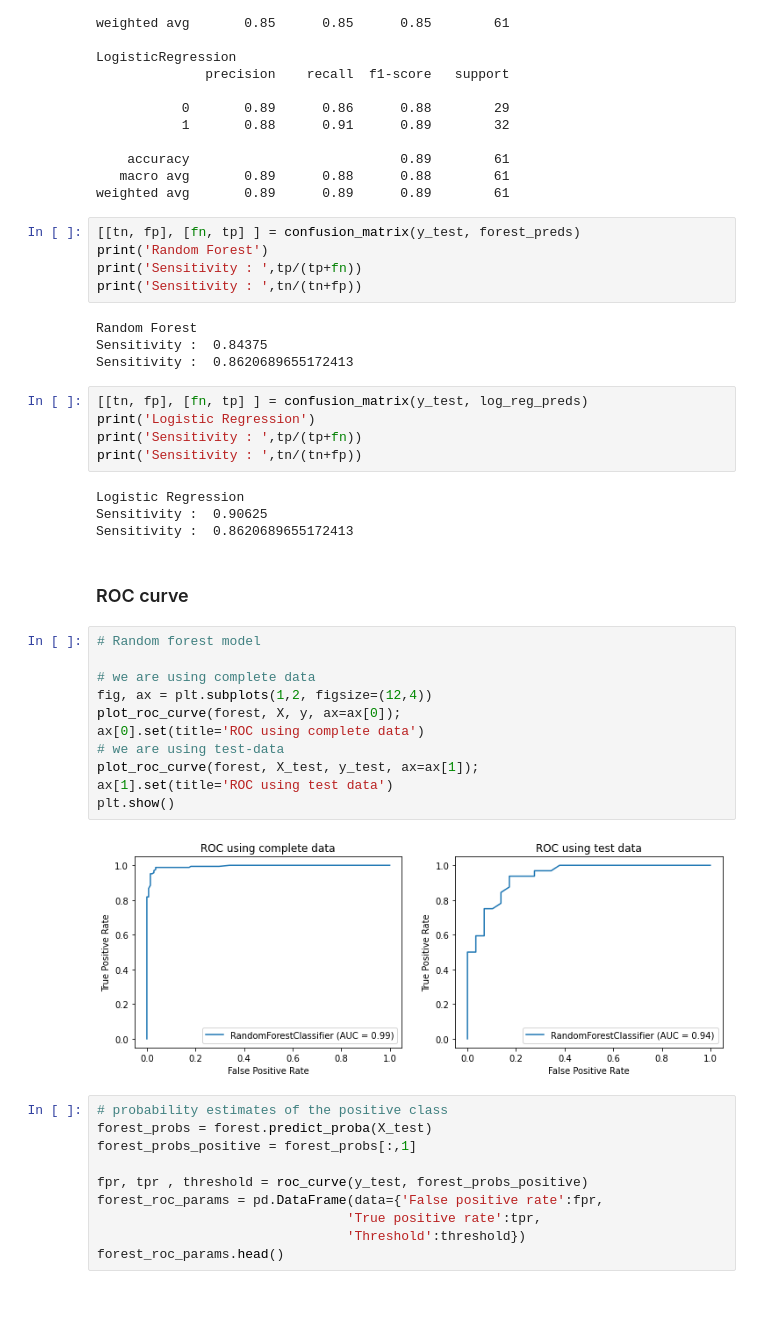
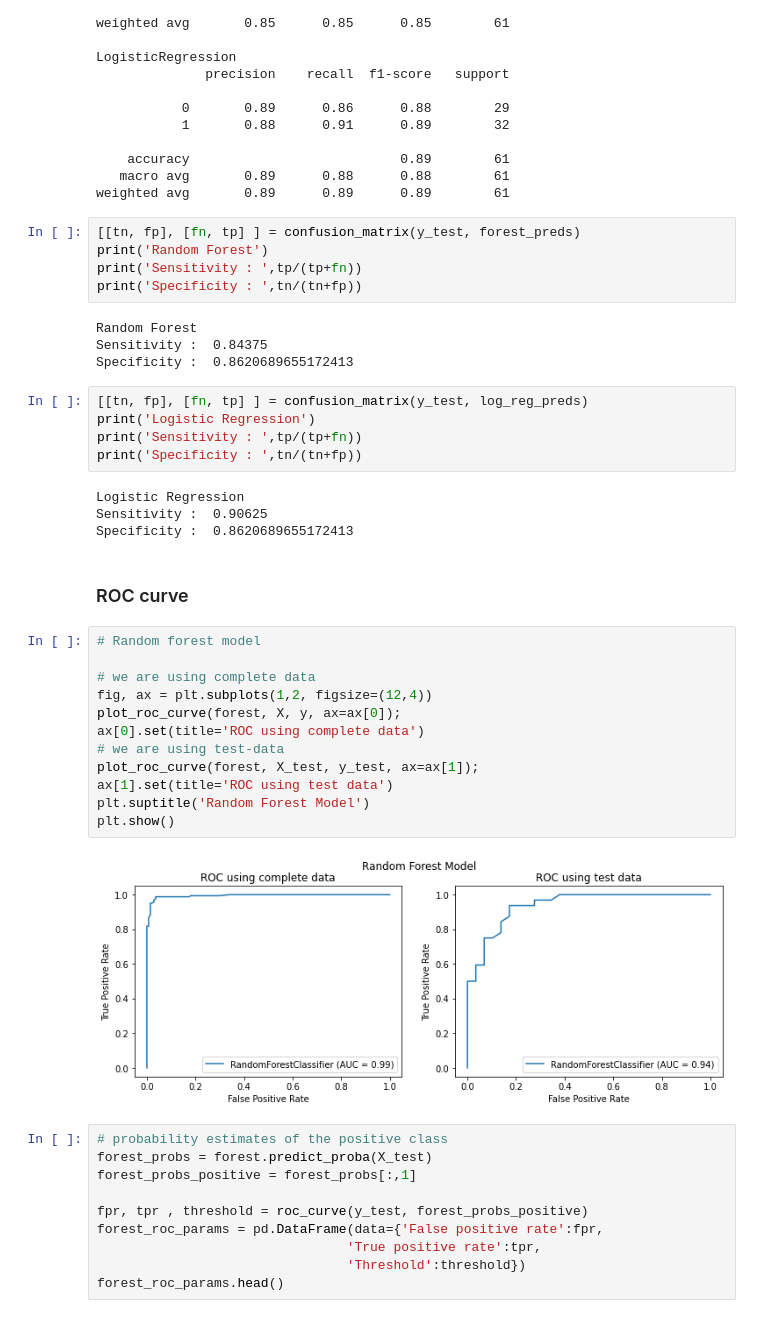
Before and after one commit to Ajay-user/DataScience, a Jupyter notebook: ROC-AUC/ROC_and_AUC.ipynb, the cells around one changed output. Saved outputs shown, nothing was run; the diff lists cells and outputs as text.

```diff
--- a/ROC-AUC/ROC_and_AUC.ipynb
+++ b/ROC-AUC/ROC_and_AUC.ipynb
@@ -232,35 +232,36 @@ weighted avg       0.89      0.89      0.89        61
 [[tn, fp], [fn, tp] ] = confusion_matrix(y_test, forest_preds)
 print('Random Forest')
 print('Sensitivity : ',tp/(tp+fn))
-print('Sensitivity : ',tn/(tn+fp))
+print('Specificity : ',tn/(tn+fp))
 # %% [output]
 Random Forest
 Sensitivity :  0.84375
-Sensitivity :  0.8620689655172413
+Specificity :  0.8620689655172413
 # %%
 [[tn, fp], [fn, tp] ] = confusion_matrix(y_test, log_reg_preds)
 print('Logistic Regression')
 print('Sensitivity : ',tp/(tp+fn))
-print('Sensitivity : ',tn/(tn+fp))
+print('Specificity : ',tn/(tn+fp))
 # %% [output]
 Logistic Regression
 Sensitivity :  0.90625
-Sensitivity :  0.8620689655172413
+Specificity :  0.8620689655172413
 # %% [markdown]
 ### ROC curve
 # %%
 # Random forest model
 
 # we are using complete data
 fig, ax = plt.subplots(1,2, figsize=(12,4))
 plot_roc_curve(forest, X, y, ax=ax[0]);
 ax[0].set(title='ROC using complete data')
 # we are using test-data
 plot_roc_curve(forest, X_test, y_test, ax=ax[1]);
 ax[1].set(title='ROC using test data')
+plt.suptitle('Random Forest Model')
 plt.show()
 # %% [output]
-[figure, old version]
+[figure, new version]
 # %%
 # probability estimates of the positive class
 forest_probs = forest.predict_proba(X_test)
```
Also changed, not shown: parts of 1 cell of this notebook.
